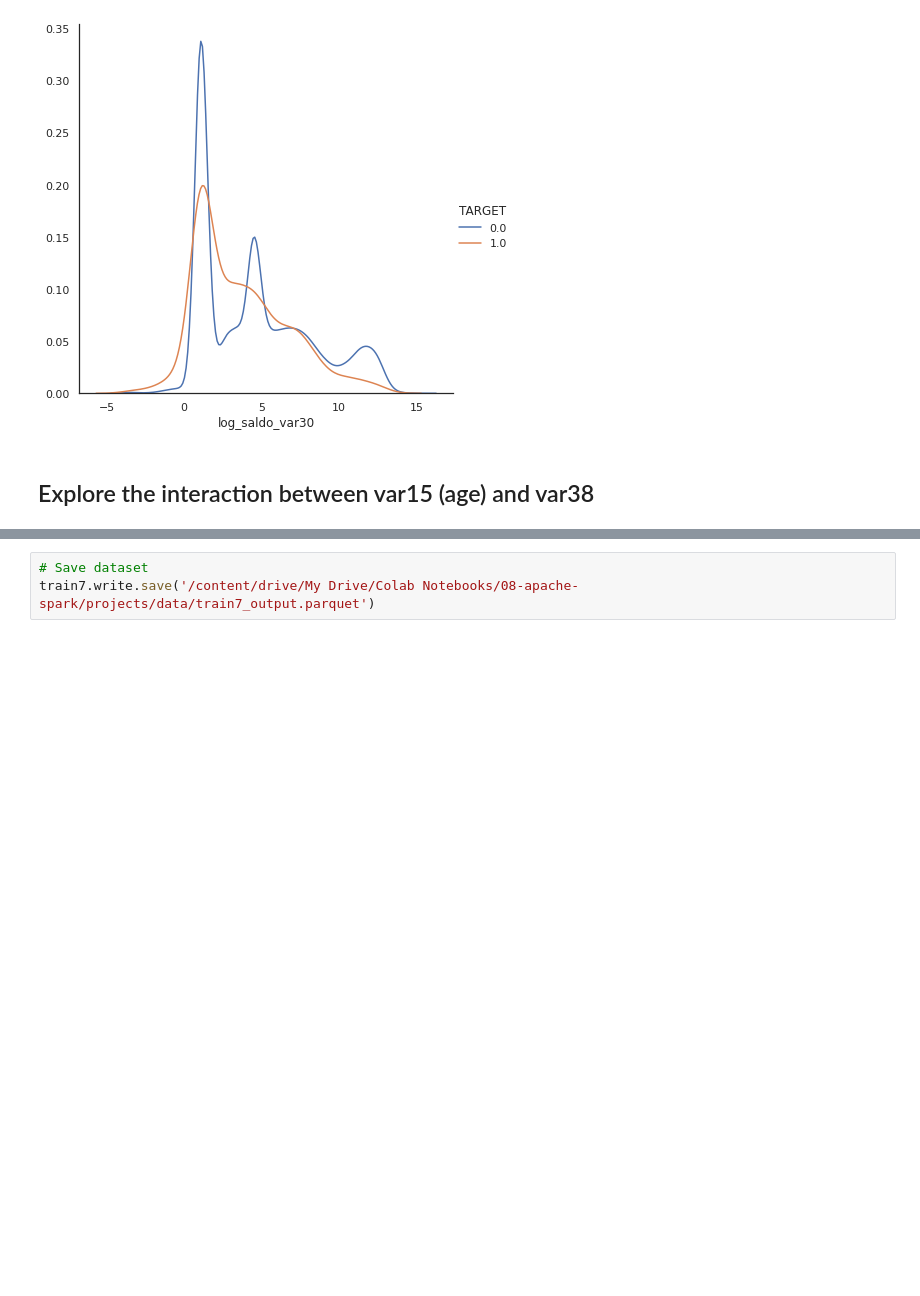
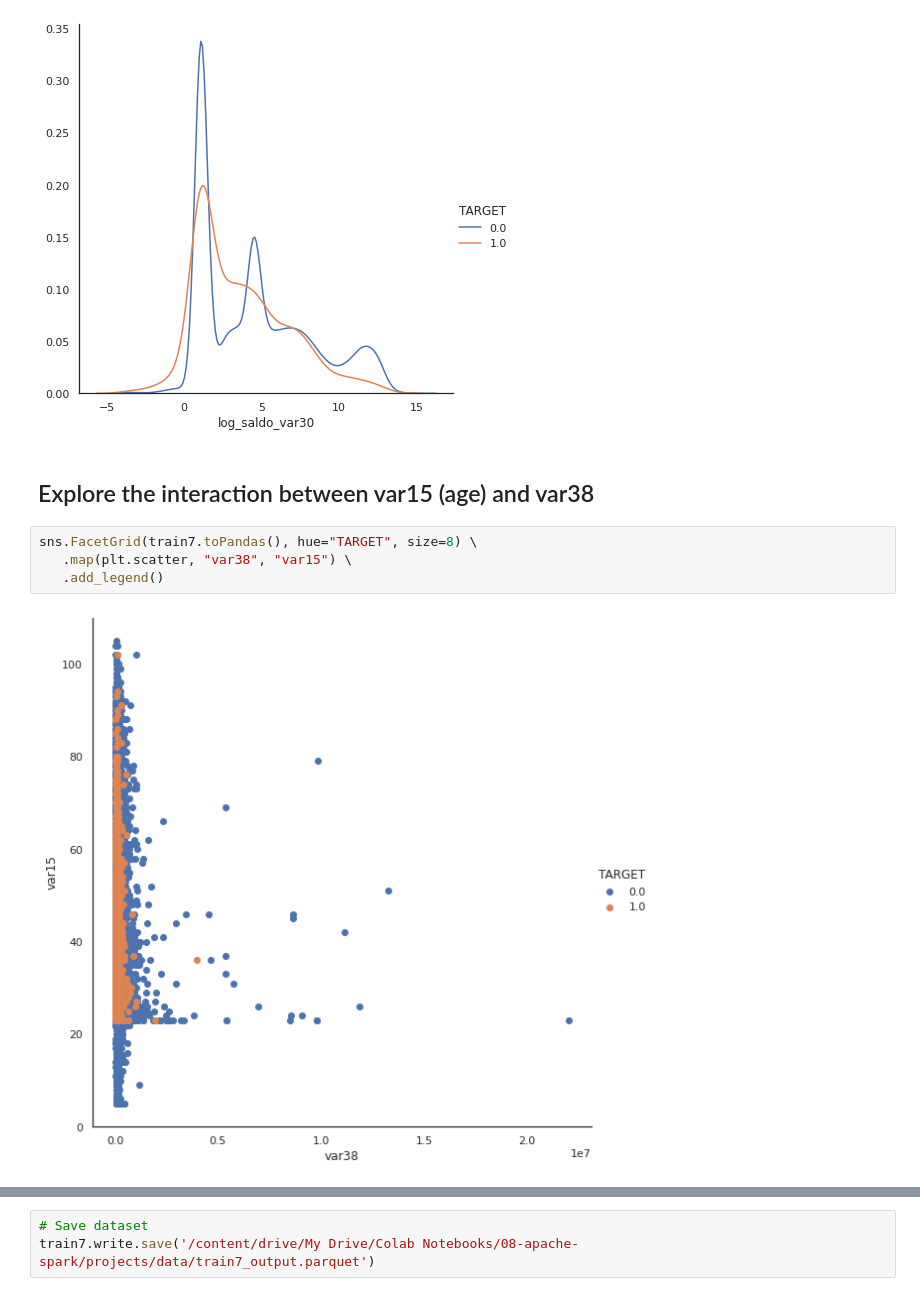
Before and after one commit to ralsouza/predicting_santander_customer_satisfaction, a Jupyter notebook: notebooks/01_predicting_santander_customer_satisfaction.ipynb, the cells around one changed output, grey strips where cells are left out. Saved outputs shown, nothing was run; the diff lists cells and outputs as text; blank space fills up the shorter version.

```diff
--- a/notebooks/01_predicting_santander_customer_satisfaction.ipynb
+++ b/notebooks/01_predicting_santander_customer_satisfaction.ipynb
@@ -493,3 +478,9 @@ sns.FacetGrid(train7.toPandas(), hue="TARGET", size=6) \
 [figure]
 # %% [markdown]
 ## Explore the interaction between var15 (age) and var38
+# %%
+sns.FacetGrid(train7.toPandas(), hue="TARGET", size=8) \
+   .map(plt.scatter, "var38", "var15") \
+   .add_legend()
+# %% [output]
+[figure, added]
```
Also changed, not shown: parts of 11 cells of this notebook.
